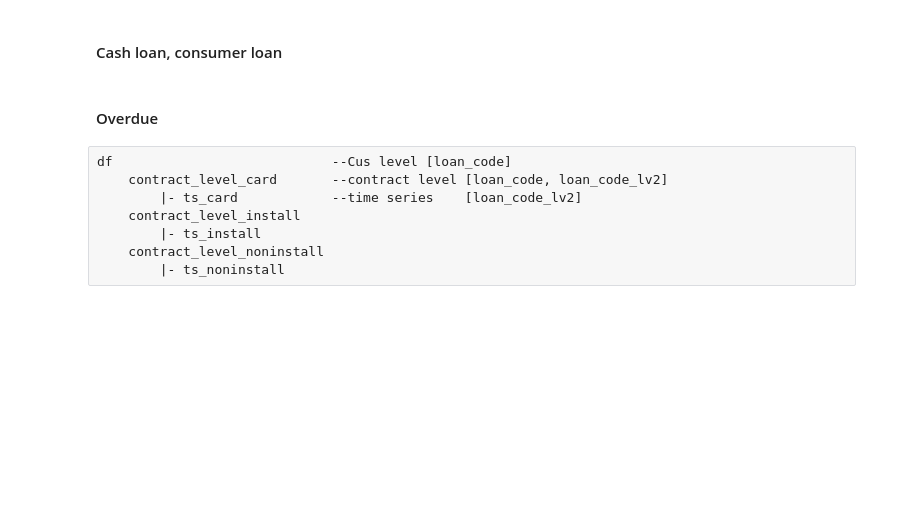
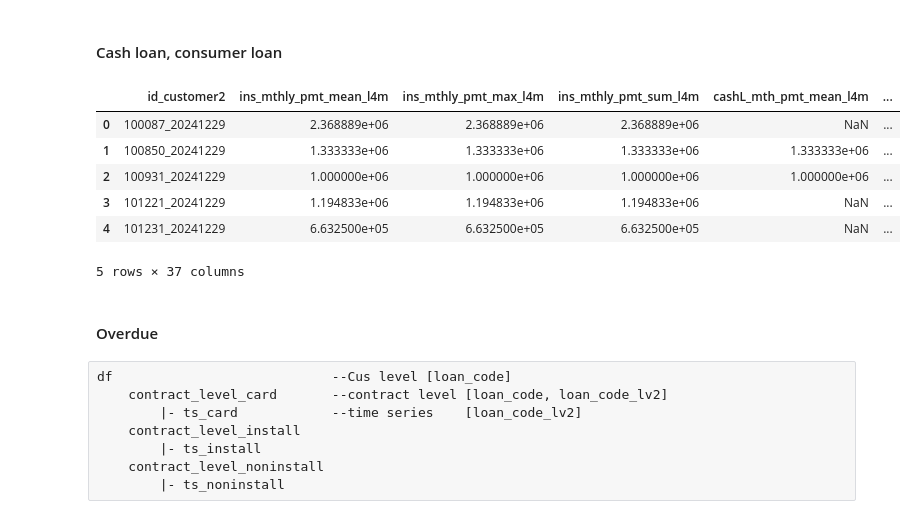
Before and after one commit to Nampq281/ds_template, a Jupyter notebook: Feature_engineer.ipynb, the cells around one changed output. Cells and saved outputs as stored; diff of their text form; code cells hidden in the pictures; blank space fills up the shorter version.

```diff
--- a/Feature_engineer.ipynb
+++ b/Feature_engineer.ipynb
@@ -740,6 +735,6 @@ filter_con = ~contract_level_install['loan_code_lv2'].isna()
 # %%
 ts_install2 = pd.merge(ts_install[filter_ts],
-                       contract_level_install[filter_con][['loan_code_lv2','ins_mthly_pmt', 'CommonData.TypeOfFinancing']],
+                       contract_install[filter_con][['loan_code_lv2','ins_mthly_pmt', 'CommonData.TypeOfFinancing']],
                        on=['loan_code_lv2'],
                        how='left')
 ts_cashLoan = ts_install2[ts_install2['CommonData.TypeOfFinancing']=='22']
@@ -747,20 +742,17 @@ ts_consumerLoan = ts_install2[ts_install2['CommonData.TypeOfFinancing']=='23']
 # %%
 group_col_inst =['id_customer2','ReferenceYear', 'ReferenceMonth']
 allInst = agg_cal(ts_install2,
-                       group_col=group_col_inst,
-                       val='ins_mthly_pmt',
-                       agg_fn=['sum'],
-                       sub_fn=[]).reset_index()
+                       groupby=group_col_inst,
+                       aggfunc={'ins_mthly_pmt':['sum']}
+                 )
 cashLoan = agg_cal(ts_cashLoan,
-                       group_col=group_col_inst,
-                       val='ins_mthly_pmt',
-                       agg_fn=['sum'],
-                       sub_fn=[]).reset_index()
+                       groupby=group_col_inst,
+                       aggfunc={'ins_mthly_pmt':['sum']}
+                 )
 consumerLoan = agg_cal(ts_consumerLoan,
-                       group_col=group_col_inst,
-                       val='ins_mthly_pmt',
-                       agg_fn=['sum'],
-                       sub_fn=[]).reset_index()
+                       groupby=group_col_inst,
+                       aggfunc={'ins_mthly_pmt':['sum']}
+                 )
 
 cashLoan = cashLoan.rename(columns={'ins_mthly_pmt_sum':'cashL_mth_pmt'})
 consumerLoan = consumerLoan.rename(columns={'ins_mthly_pmt_sum':'consumerL_mth_pmt'})
@@ -773,13 +765,15 @@ inst_lmt['ts_ym_fmt'] = create_ym_format(inst_lmt, 'ts_ym', fmt='%Y%m')
 # %%
 # Create last X months
 # Create input for feature calculation
-df_Ins = pd.merge(dev_df, inst_lmt, how="left", on=['id_customer2'])
+df_Ins = pd.merge(cus_level, inst_lmt, how="left", on=['id_customer2'])
 df_Ins['last_x_months'] = df_Ins.apply(lambda row: month_diff(row['ts_ym_fmt'], row['created_time']), axis=1)
 df_Ins.rename(columns={'ins_mthly_pmt_sum':'ins_mthly_pmt'}, inplace=True)
 # %%
-# Generate feature
-df_Ins_final = generate_feature_lxm(df_Ins,
-                            group_col=['id_customer2'],
-                            val_col=['ins_mthly_pmt', 'cashL_mth_pmt', 'consumerL_mth_pmt'],
-                            agg_fn=['mean','max','sum'],
-                            LxM=[3,6,12,24]).reset_index()
+df13 = generate_feature_lxm(df_Ins,
+                            groupby=['id_customer2'],
+                            aggfunc={
+                                'ins_mthly_pmt':['mean','max','sum'],
+                                'cashL_mth_pmt':['mean','max','sum'],
+                                'consumerL_mth_pmt':['mean','max','sum']
+                            },
+                            LxM=[3,6,12,24])
@@ -804,3 +780,13 @@ df_Ins_final.to_parquet('feature_store/ins_ts_feature.parquet')
+# %%
+df13.head(5)
+# %% [output]
+|  | id_customer2 | ins_mthly_pmt_mean_l4m | ins_mthly_pmt_max_l4m | ins_mthly_pmt_sum_l4m | cashL_mth_pmt_mean_l4m | ... |
+| 0 | 100087_20241229 | 2.368889e+06 | 2.368889e+06 | 2.368889e+06 | NaN | ... |
+| 1 | 100850_20241229 | 1.333333e+06 | 1.333333e+06 | 1.333333e+06 | 1.333333e+06 | ... |
+| 2 | 100931_20241229 | 1.000000e+06 | 1.000000e+06 | 1.000000e+06 | 1.000000e+06 | ... |
+| 3 | 101221_20241229 | 1.194833e+06 | 1.194833e+06 | 1.194833e+06 | NaN | ... |
+| 4 | 101231_20241229 | 6.632500e+05 | 6.632500e+05 | 6.632500e+05 | NaN | ... |
+5 rows × 37 columns
 # %% [markdown]
 #### Overdue
 # %% [raw]
```
Also changed, not shown: parts of 82 cells of this notebook, 1 other file.
